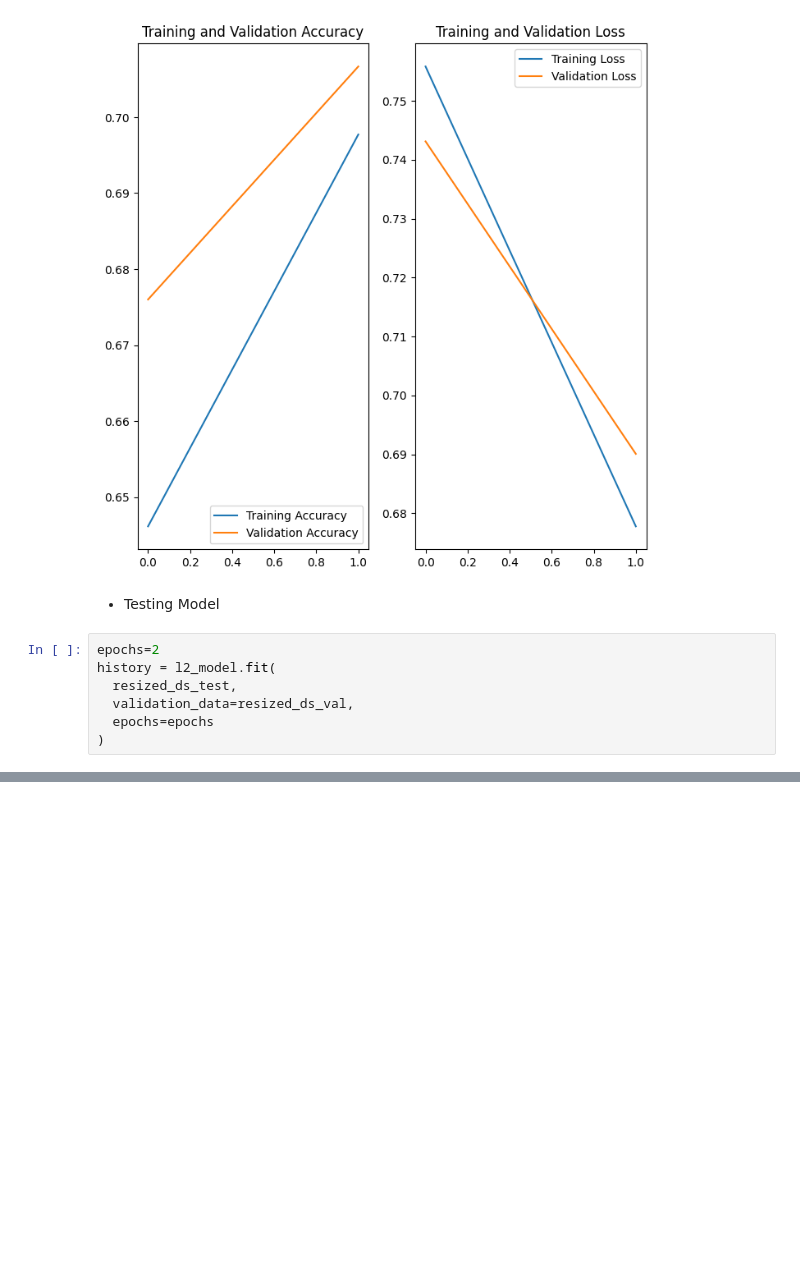
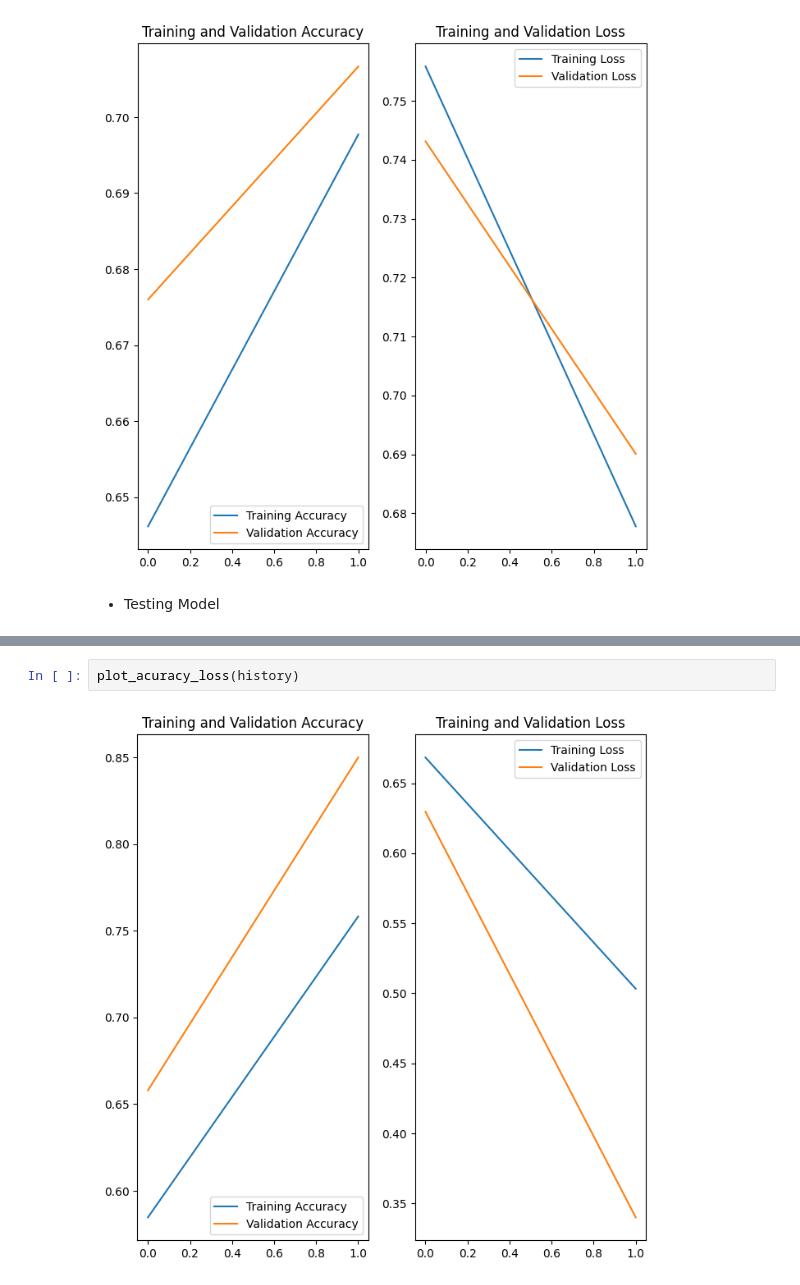
Before and after one commit to MarianaPires93/OP, a Jupyter notebook: Dl_morelayers.ipynb, the cells around one changed output, grey strips where cells are left out. Saved outputs shown, nothing was run; the diff lists cells and outputs as text; blank space fills up the shorter version.

```diff
--- a/Dl_morelayers.ipynb
+++ b/Dl_morelayers.ipynb
@@ -206,10 +206,3 @@ plot_acuracy_loss(history)
 [figure]
 # %% [markdown]
 *   Testing Model
-# %%
-epochs=2
-history = l2_model.fit(
-  resized_ds_test,
-  validation_data=resized_ds_val,
-  epochs=epochs
-)
@@ -215,0 +220,4 @@ history = l2_model.fit(
+# %%
+plot_acuracy_loss(history)
+# %% [output]
+[figure, added]
```
Also changed, not shown: parts of 1 cell of this notebook.
